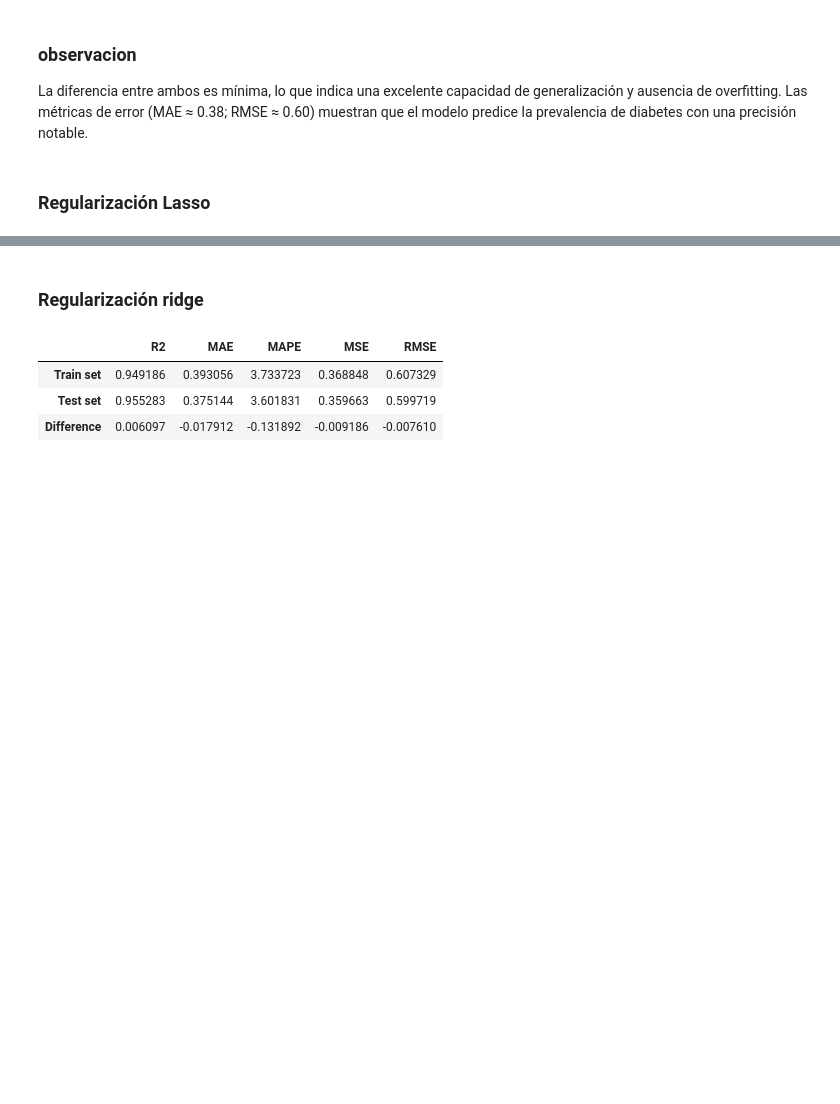
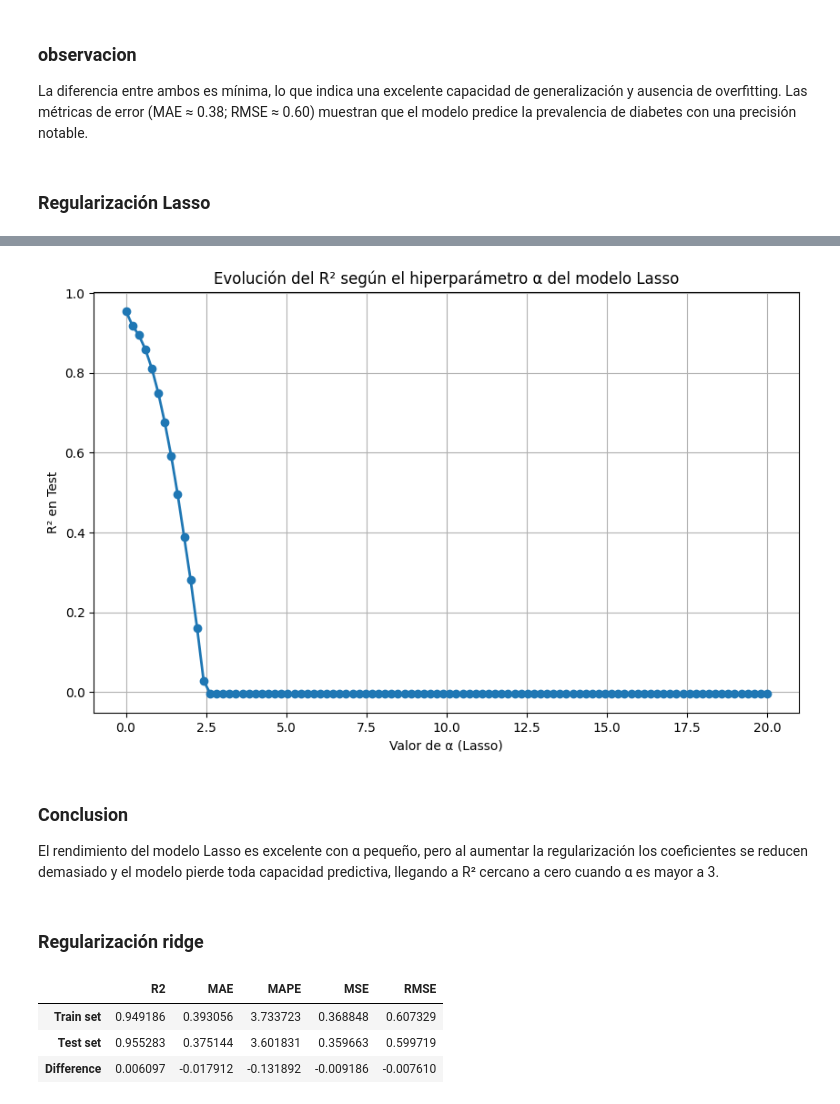
Before and after one commit to 4GeeksAcademy/Gupir11-machine-learning, a Jupyter notebook: src/03-linear-regression-reg-demographic-health-data.ipynb, the cells around one changed output, grey strips where cells are left out. Drawn from its saved outputs; the diff is of its cells as text; code cells hidden in the pictures; blank space fills up the shorter version.

```diff
--- a/src/03-linear-regression-reg-demographic-health-data.ipynb
+++ b/src/03-linear-regression-reg-demographic-health-data.ipynb
@@ -239,3 +254,16 @@ get_regression_metrics(lasso_y_pred_test, y_test, lasso_y_pred_train, y_train)
+# %%
+plt.figure(figsize=(10,6))
+plt.plot(alphas, r2_scores, marker='o', linewidth=2)
+plt.title("Evolución del R² según el hiperparámetro α del modelo Lasso")
+plt.xlabel("Valor de α (Lasso)")
+plt.ylabel("R² en Test")
+plt.grid(True)
+plt.show()
+# %% [output]
+[figure, added]
+# %% [markdown]
+### Conclusion
+El rendimiento del modelo Lasso es excelente con α pequeño, pero al aumentar la regularización los coeficientes se reducen demasiado y el modelo pierde toda capacidad predictiva, llegando a R² cercano a cero cuando α es mayor a 3.
 # %% [markdown]
 ### Regularización ridge
 # %%
```
Also changed, not shown: parts of 10 cells of this notebook.
